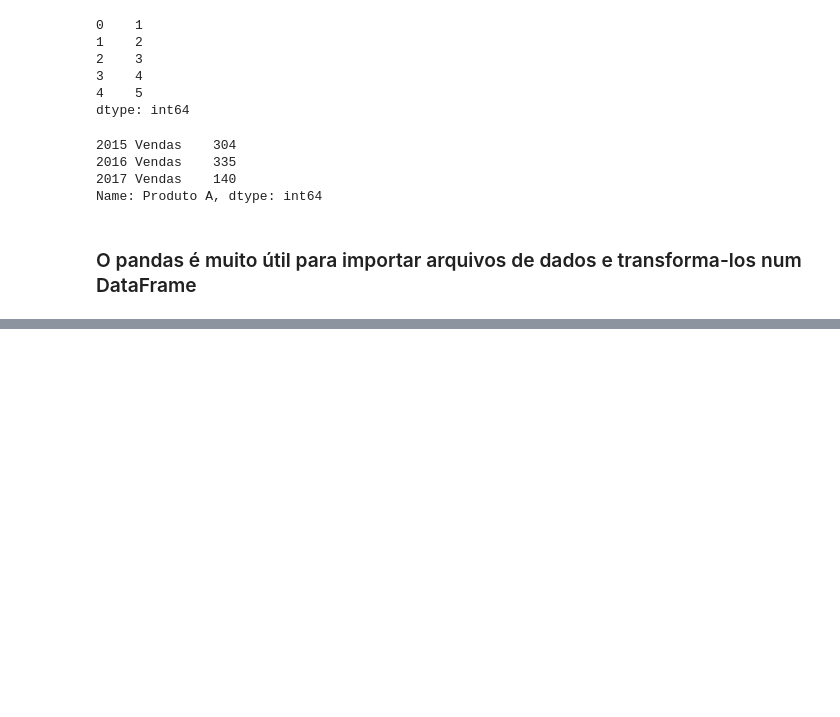
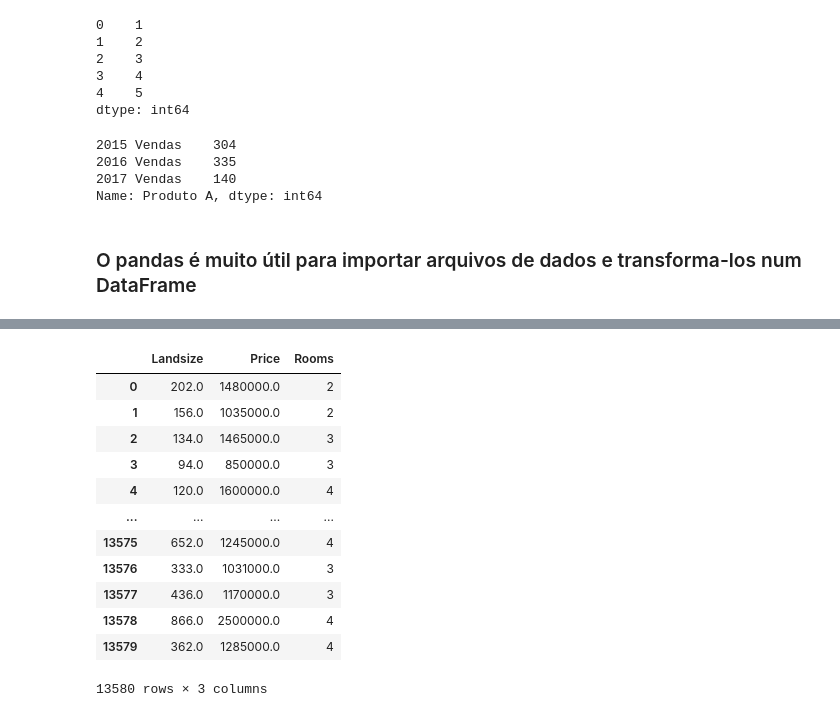
Before and after one commit to GizeleL/DataAnalysis, a Jupyter notebook: BasicDataExplorationWithPandas/BasicDataExploration.ipynb, the cells around one changed output, grey strips where cells are left out. Cells and saved outputs as stored; diff of their text form; code cells hidden in the pictures; blank space fills up the shorter version.

```diff
--- a/BasicDataExplorationWithPandas/BasicDataExploration.ipynb
+++ b/BasicDataExplorationWithPandas/BasicDataExploration.ipynb
@@ -206,0 +337,17 @@ Name: Suburb, dtype: object
+# %%
+# Selecao das colunas de interesse
+df.loc[:, ['Landsize', 'Price', 'Rooms']]
+# %% [output]
+|  | Landsize | Price | Rooms |
+| 0 | 202.0 | 1480000.0 | 2 |
+| 1 | 156.0 | 1035000.0 | 2 |
+| 2 | 134.0 | 1465000.0 | 3 |
+| 3 | 94.0 | 850000.0 | 3 |
+| 4 | 120.0 | 1600000.0 | 4 |
+| ... | ... | ... | ... |
+| 13575 | 652.0 | 1245000.0 | 4 |
+| 13576 | 333.0 | 1031000.0 | 3 |
+| 13577 | 436.0 | 1170000.0 | 3 |
+| 13578 | 866.0 | 2500000.0 | 4 |
+| 13579 | 362.0 | 1285000.0 | 4 |
+13580 rows × 3 columns
```
Also changed, not shown: parts of 24 cells of this notebook.
